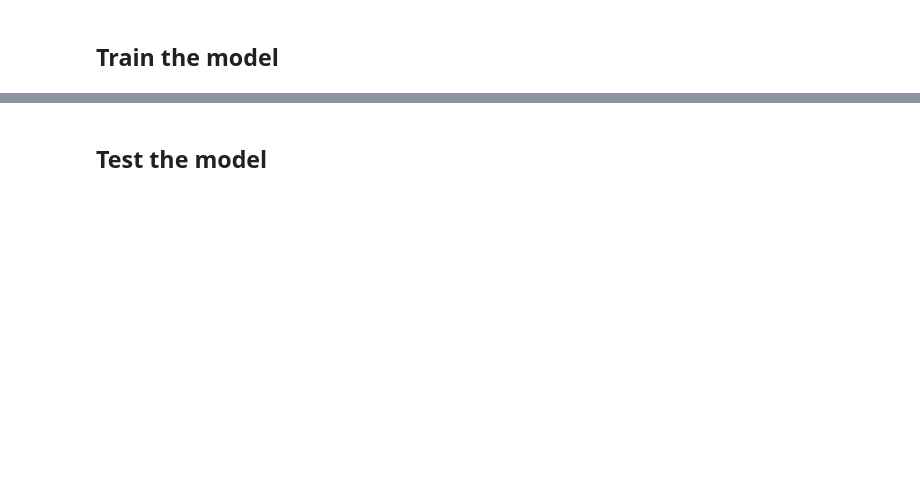
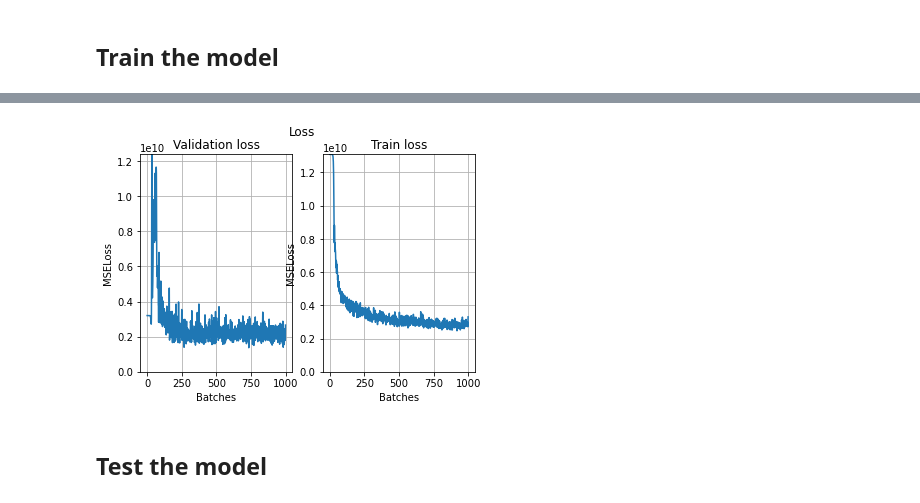
Before and after one commit to khzhang2/BART_Ridership_Prediction, a Jupyter notebook: Deep Gravity - Model.ipynb, the cells around one changed output, grey strips where cells are left out. Cells and saved outputs as stored; diff of their text form; code cells hidden in the pictures; blank space fills up the shorter version.

```diff
--- a/Deep Gravity - Model.ipynb
+++ b/Deep Gravity - Model.ipynb
@@ -138,3 +146,4 @@ data_X.loc[data_X['nearest station']=='12TH'].shape
 # %%
 # Initialization of hyper parameters
-inp_dim =
+inp_dim = data_X.shape[2]
+print('Input dimension is %i'%inp_dim)
@@ -143,4 +174,10 @@ inp_dim =
 # %%
 # Train the model by inputing
 # [land use data and trip data (demand at each region)]
-# to the model, then outputing OD
+# to the model, then output one column of OD
+model = DeepGravityNet(inp_dim)
+loss_func = nn.MSELoss()
+loss_set_train = []
+loss_set_val = []
+# %%
+optimizer = optim.Adam(model.parameters())
@@ -147,2 +239,24 @@ inp_dim =
+# %%
+def plot_loss(val, train, title):
+    fig = plt.figure()
+    ax1 = fig.add_subplot(121)
+    ax1.plot(val)
+    ax1.set_xlabel('Batches')
+    ax1.set_ylabel('MSELoss')
+    ax1.set_ylim([0, max(val)])
+    ax1.set_title('Validation loss')
+    ax1.grid()
+    ax2 = fig.add_subplot(122)
+    ax2.plot(train)
+    ax2.set_xlabel('Batches')
+    ax2.set_ylabel('MSELoss')
+    ax2.set_ylim([0, max(train)])
+    ax2.set_title('Train loss')
+    ax2.grid()
+    plt.suptitle(title)
+# %%
+plot_loss(loss_set_val, loss_set_train, 'Loss')
+# %% [output]
+[figure, added]
 # %% [markdown]
 ## Test the model
```
Also changed, not shown: parts of 17 cells of this notebook.
